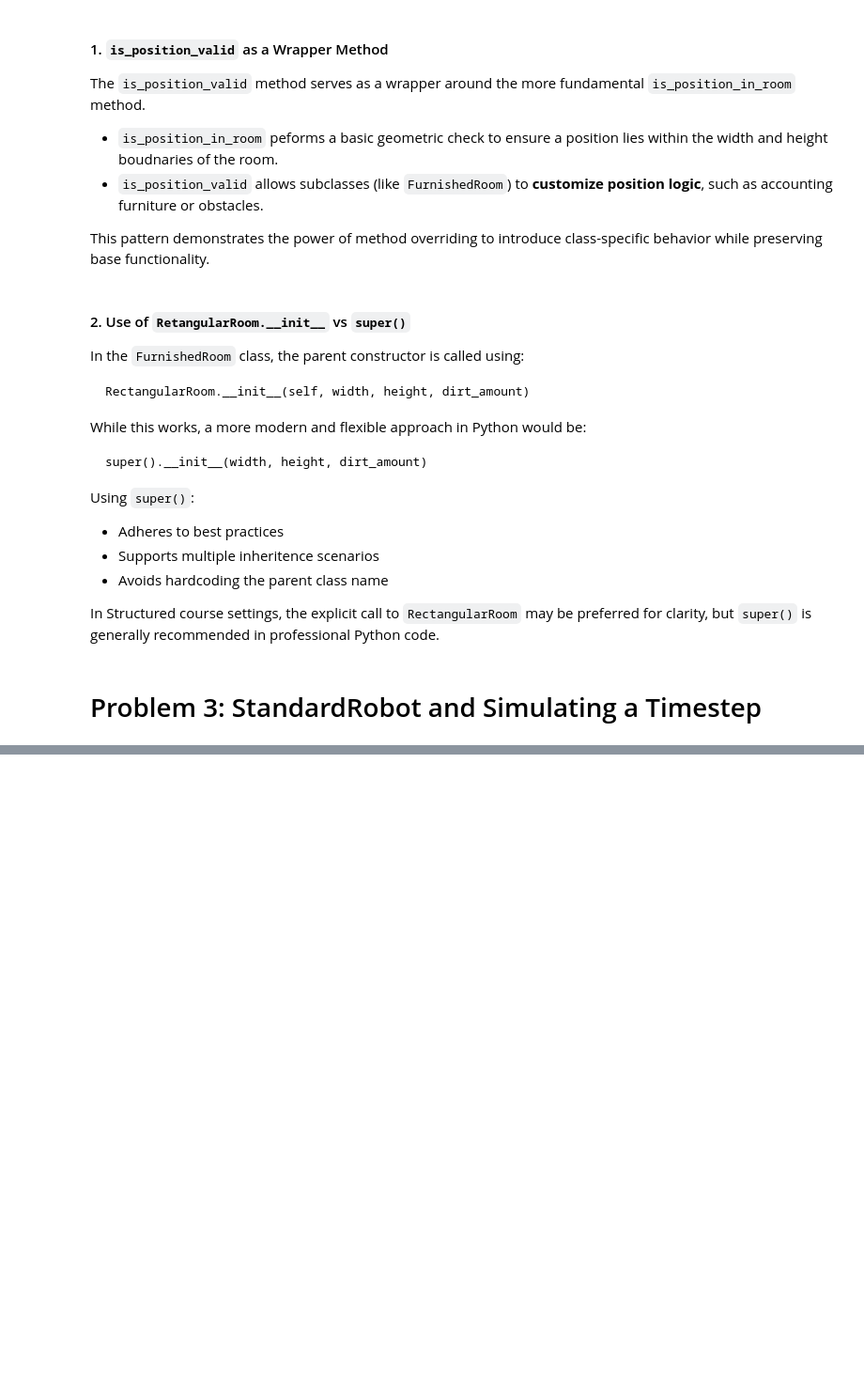
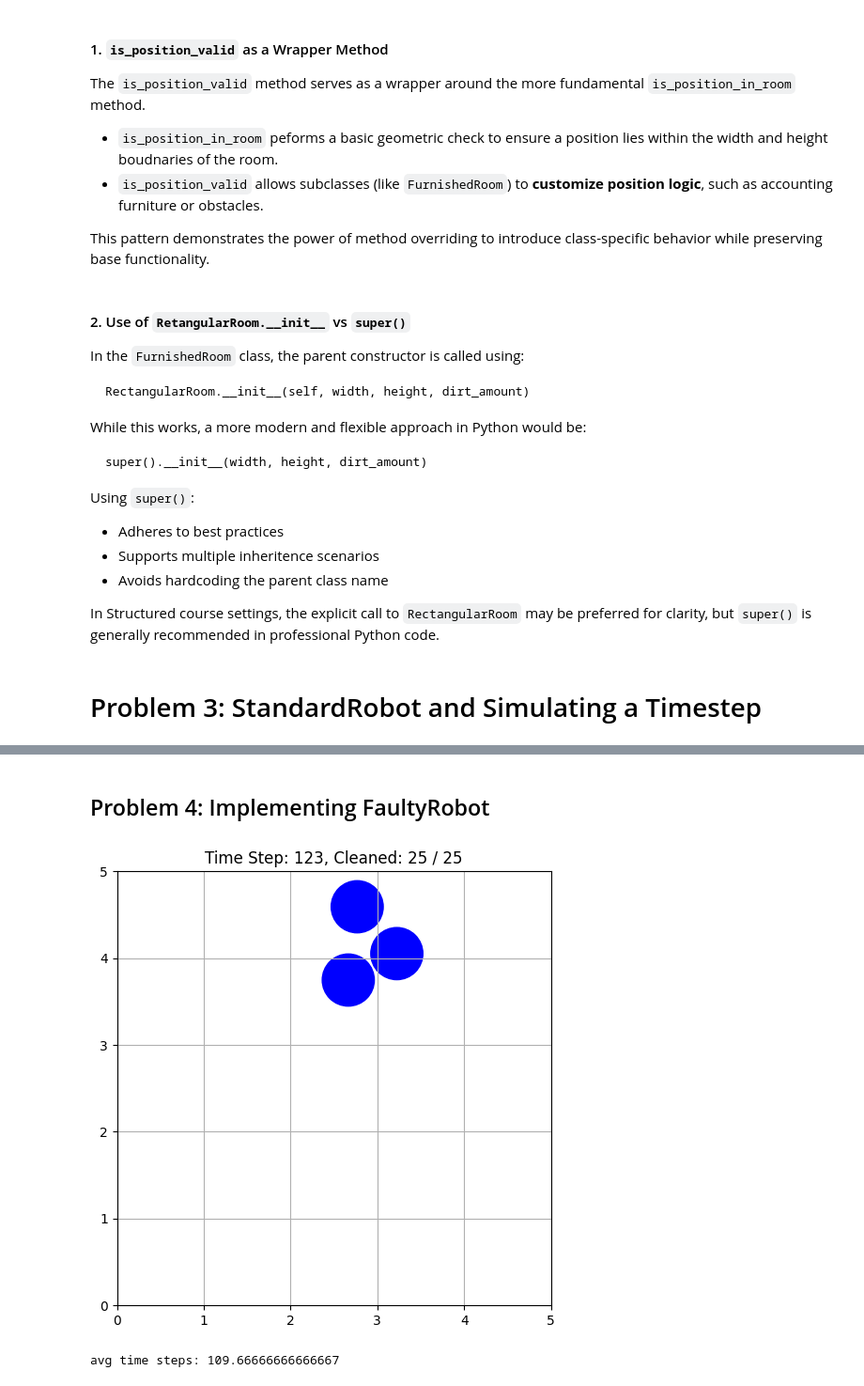
Before and after one commit to tera90223/random-walk-roomba-simulation, a Jupyter notebook: MIT_Problem_Set_3.ipynb, the cells around one changed output, grey strips where cells are left out. Shown at 94% size. Saved outputs shown, nothing was run; the diff lists cells and outputs as text; code cells hidden in the pictures; blank space fills up the shorter version.

```diff
--- a/MIT_Problem_Set_3.ipynb
+++ b/MIT_Problem_Set_3.ipynb
@@ -578,0 +642,2 @@ Simulation complete in 441 time steps.
+# %% [markdown]
+## Problem 4: Implementing FaultyRobot
@@ -578,0 +700,69 @@ Simulation complete in 441 time steps.
+# %%
+# === Problem 5
+def run_simulation(num_robots, speed, capacity, width, height, dirt_amount, min_coverage, num_trials,
+                  robot_type):
+    """
+    Runs num_trials trials of the simulation and returns the mean number of
+    time-steps needed to clean the fraction min_coverage of the room.
+
+    The simulation is run with num_robots robots of type robot_type, each
+    with the input speed and capacity in a room of dimensions width x height
+    with the dirt dirt_amount on each tile.
+
+    num_robots: an int (num_robots > 0)
+    speed: a float (speed > 0)
+    capacity: an int (capacity >0)
+    width: an int (width > 0)
+    height: an int (height > 0)
+    dirt_amount: an int
+    min_coverage: a float (0 <= min_coverage <= 1.0)
+    num_trials: an int (num_trials > 0)
+    robot_type: class of robot to be instantiated (e.g. StandardRobot or
+                FaultyRobot)
+    """
+    # Initialize a variable to accumulate total time steps across all trials
+    total_time_steps = 0
+
+    # For each trial or simulation...
+    for trial in range(num_trials):
+      # Initialize a variable to count time steps and coverage
+      time_steps = 0
+      coverage = 0
+
+      # Visualize the trial
+      anim = ColabRobotVisualizer(num_robots=num_robots, \
+                                  width=width, \
+                                  height=height)
+
+      # Instantiate an Empty Room Object with uniformed dirt amount
+      room = EmptyRoom(width=width, height=height, dirt_amount=dirt_amount)
+
+      # Instantiate a list of Robots with the given speed and capacity
+      robots = []
+      for robot in range(num_robots):
+        robot = robot_type(room, speed, capacity)
+        robots.append(robot)
+
+      # Continue simulation until the required fractionof the room is clean
+      while coverage < min_coverage:
+        for robot in robots:
+          robot.update_position_and_clean()
+        # Increment the time step after all robots have moved
+        time_steps += 1
+        # Calculate current coveragve of cleaned tiles
+        coverage = float(room.get_num_cleaned_tiles()/room.get_num_tiles())
+        anim.update(room, robots)
+      # Add the total time for this trial to the aggregate
+      total_time_steps += time_steps
+
+    # Return the average number of time steps across all trials
+    return total_time_steps/num_trials
+
+print ('avg time steps: ' + str(run_simulation(3, 1.0, 1, 5, 5, 3, 1.0, 3, StandardRobot)))
+#print ('avg time steps: ' + str(run_simulation(1, 1.0, 1, 10, 10, 3, 0.8, 50, StandardRobot)))
+# print ('avg time steps: ' + str(run_simulation(1, 1.0, 1, 10, 10, 3, 0.9, 50, StandardRobot)))
+# print ('avg time steps: ' + str(run_simulation(1, 1.0, 1, 20, 20, 3, 0.5, 50, StandardRobot)))
+# print ('avg time steps: ' + str(run_simulation(3, 1.0, 1, 20, 20, 3, 0.5, 50, StandardRobot)))
+# %% [output]
+[figure, added]
+avg time steps: 109.66666666666667
```
Also changed, not shown: parts of 9 cells of this notebook.
